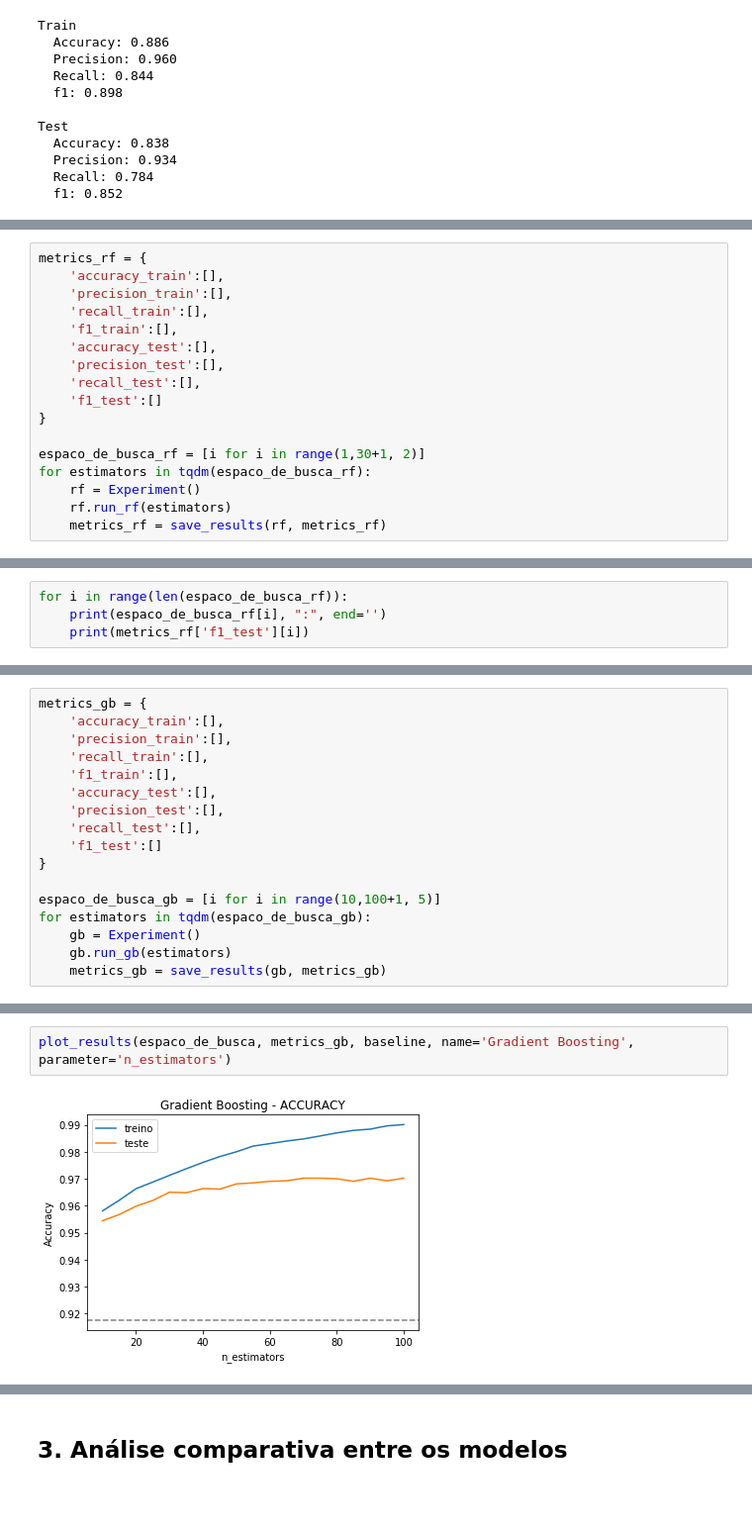
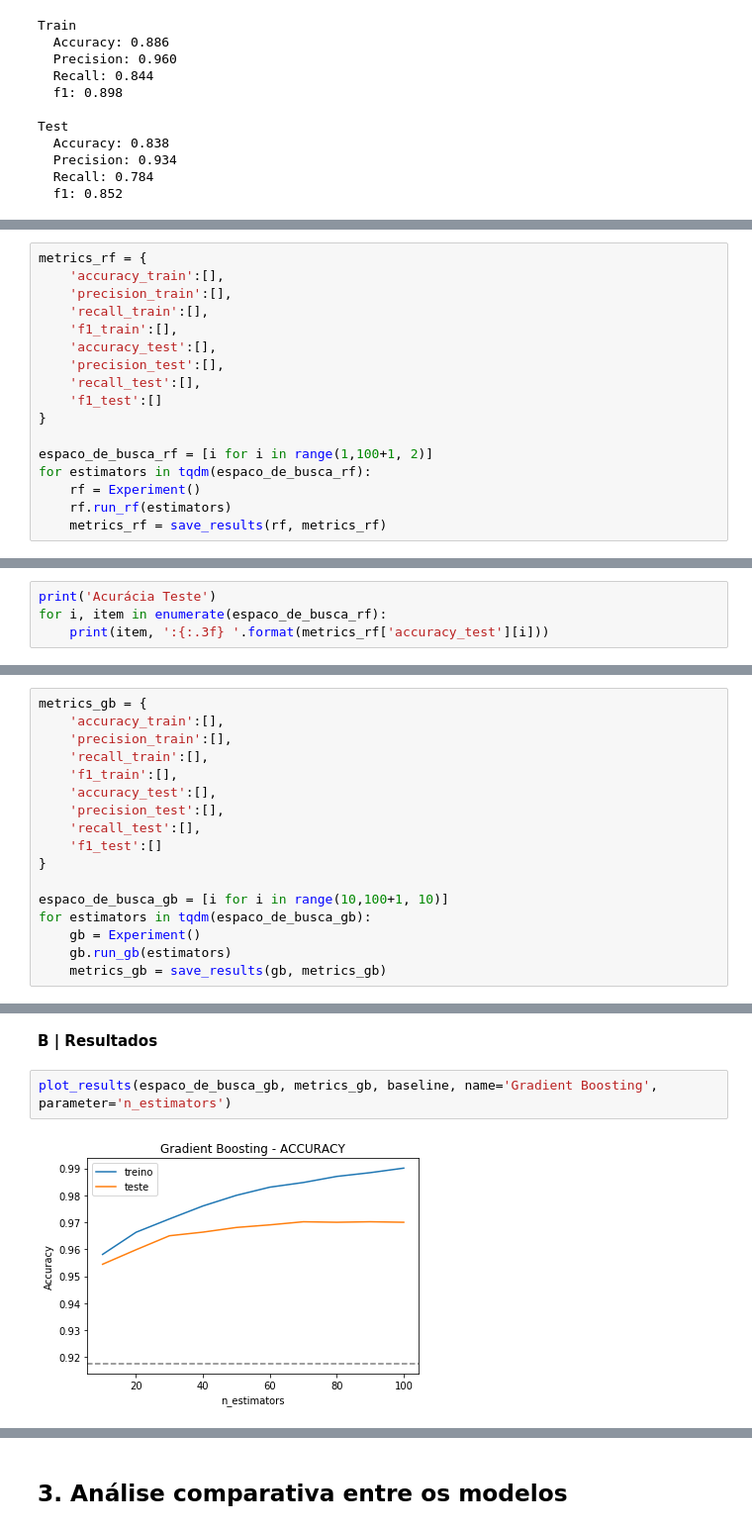
Before and after one commit to vesper-college-assignments/machine-learning, a Jupyter notebook: tp1/tp1_valeria_souza.ipynb, the cells around one changed output, grey strips where cells are left out. Shown: that part at 99% size. Cells and saved outputs as stored; diff of their text form; blank space fills up the shorter version.

```diff
--- a/tp1/tp1_valeria_souza.ipynb
+++ b/tp1/tp1_valeria_souza.ipynb
@@ -669,7 +821,7 @@ metrics_rf = {
     'f1_test':[]
 }
 
-espaco_de_busca_rf = [i for i in range(1,30+1, 2)]
+espaco_de_busca_rf = [i for i in range(1,100+1, 2)]
 for estimators in tqdm(espaco_de_busca_rf):
     rf = Experiment()
     rf.run_rf(estimators)
@@ -686,4 +837,0 @@ plot_results(espaco_de_busca_rf, metrics_rf, baseline, name='RF', parameter='n_e
-# %%
-for i in range(len(espaco_de_busca_rf)):
-    print(espaco_de_busca_rf[i], ":", end='')
-    print(metrics_rf['f1_test'][i])
@@ -705,0 +838,4 @@ for i in range(len(espaco_de_busca_rf)):
+# %%
+print('Acurácia Teste')
+for i, item in enumerate(espaco_de_busca_rf):
+    print(item, ':{:.3f} '.format(metrics_rf['accuracy_test'][i]))
@@ -733,15 +908,17 @@ metrics_gb = {
     'f1_test':[]
 }
 
-espaco_de_busca_gb = [i for i in range(10,100+1, 5)]
+espaco_de_busca_gb = [i for i in range(10,100+1, 10)]
 for estimators in tqdm(espaco_de_busca_gb):
     gb = Experiment()
     gb.run_gb(estimators)
     metrics_gb = save_results(gb, metrics_gb)
 # %% [output]
 [interactive output not drawn]
+# %% [markdown]
+**B | Resultados**
 # %%
-plot_results(espaco_de_busca, metrics_gb, baseline, name='Gradient Boosting', parameter='n_estimators')
+plot_results(espaco_de_busca_gb, metrics_gb, baseline, name='Gradient Boosting', parameter='n_estimators')
 # %% [output]
-[figure, old version]
+[figure, new version]
 [figure]
```
Also changed, not shown: parts of 88 cells of this notebook.
